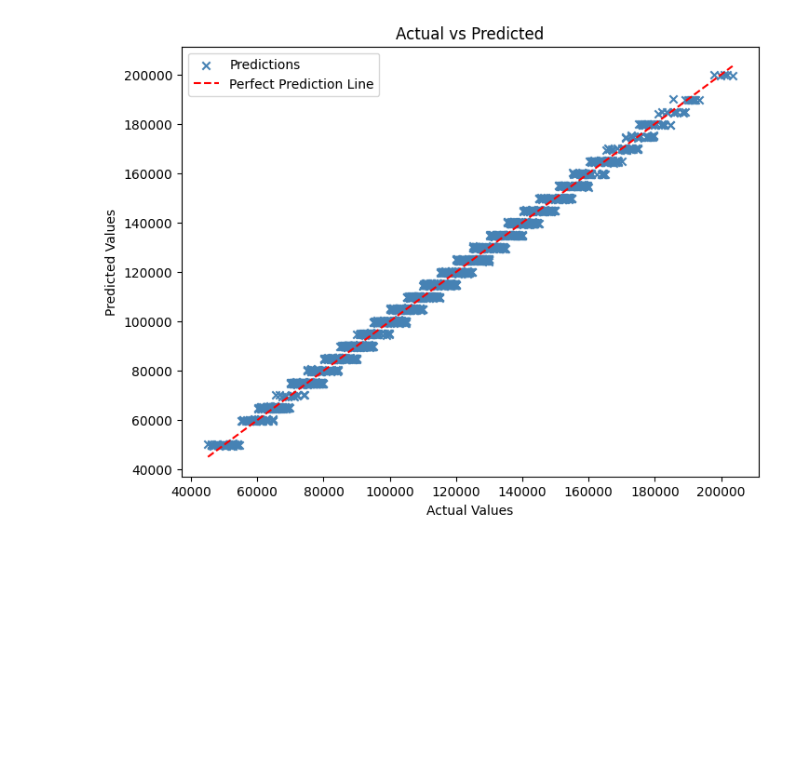
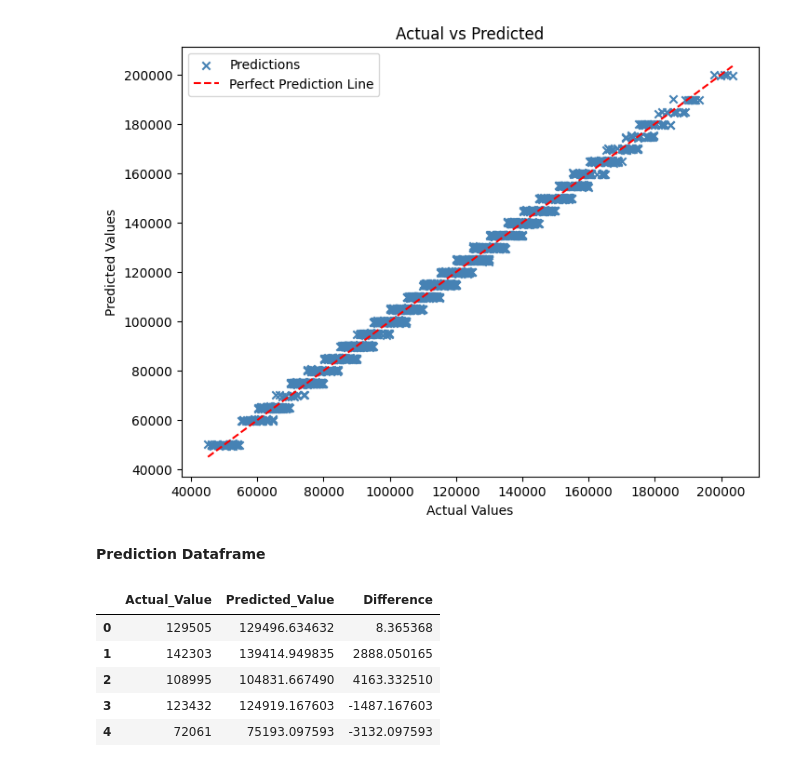
Before and after one commit to AsokTamang/Data_science, a Jupyter notebook: notebook/model_trainer.ipynb, the cells around one changed output. Drawn from its saved outputs; the diff is of its cells as text; code cells hidden in the pictures; blank space fills up the shorter version.

Commit message:
data ingestion file done

```diff
--- a/notebook/model_trainer.ipynb
+++ b/notebook/model_trainer.ipynb
@@ -306,3 +305,15 @@ plt.legend()
 plt.show()
 # %% [output]
 [figure]
+# %% [markdown]
+**Prediction Dataframe**
+# %%
+df_prediction = pd.DataFrame([{'Actual_Value':i, 'Predicted_Value':j, 'Difference':i-j} for i,j in zip(y_test,predicted_y_test)])
+df_prediction.head()
+# %% [output]
+|  | Actual_Value | Predicted_Value | Difference |
+| 0 | 129505 | 129496.634632 | 8.365368 |
+| 1 | 142303 | 139414.949835 | 2888.050165 |
+| 2 | 108995 | 104831.667490 | 4163.332510 |
+| 3 | 123432 | 124919.167603 | -1487.167603 |
+| 4 | 72061 | 75193.097593 | -3132.097593 |
```
Also changed, not shown: parts of 2 cells of this notebook, 6 other files.
